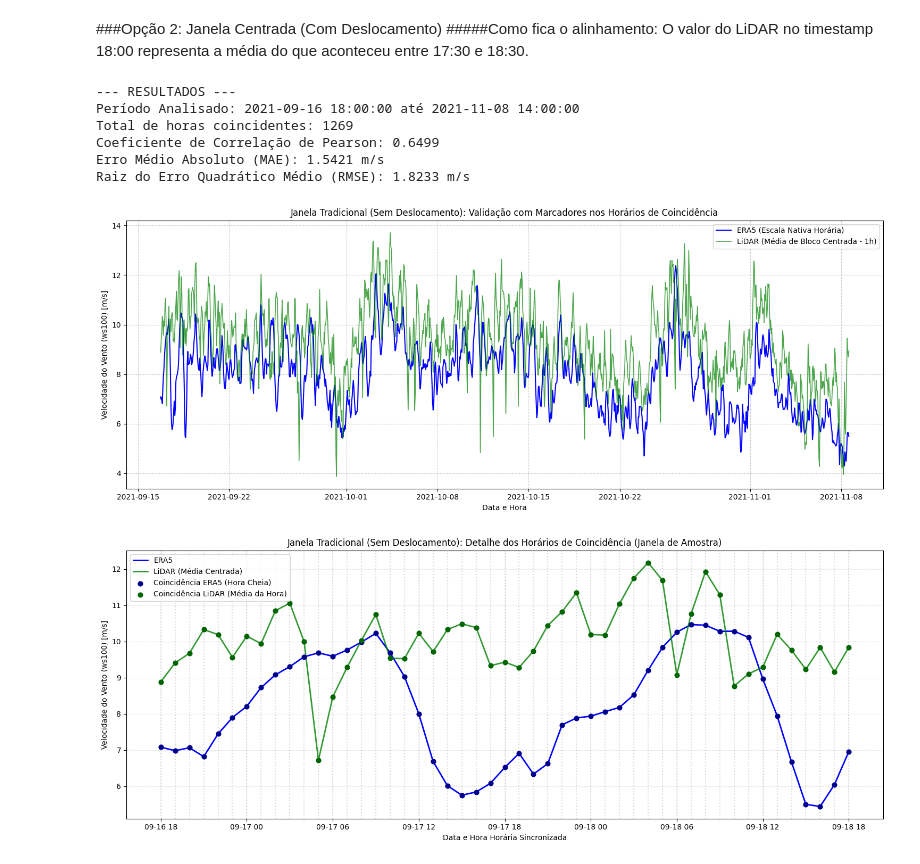
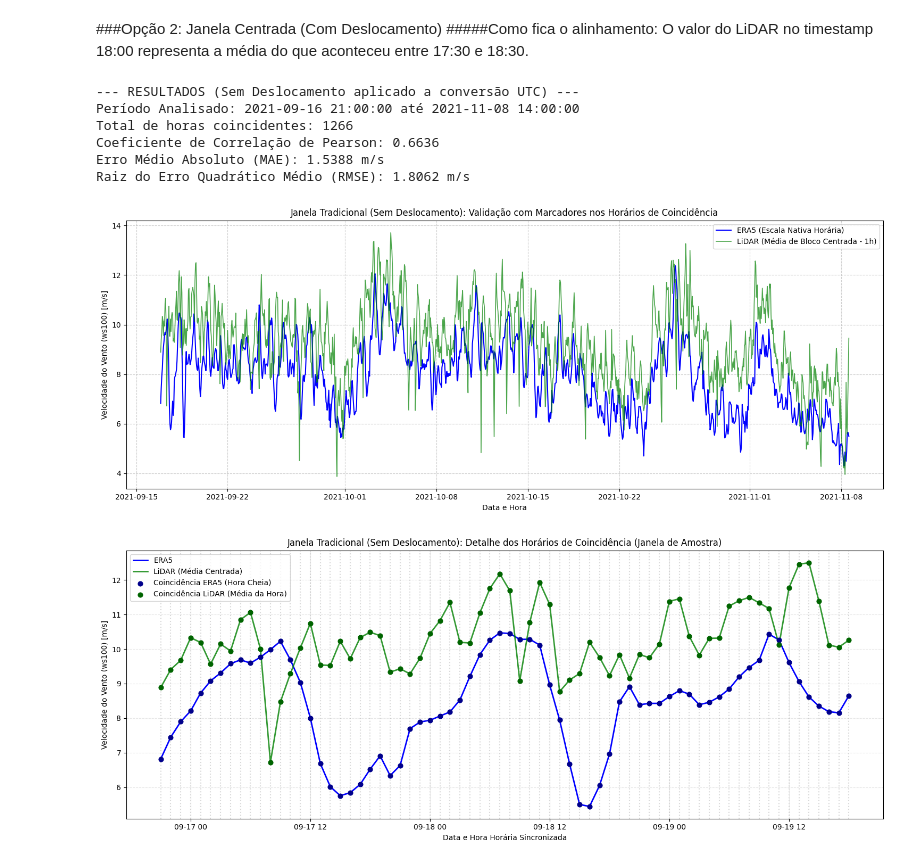
Before and after one commit to Ig0r-or/Wind-Speed-Forecasting-Using-LiDAR-ERA5-and-Deep-Learning, a Jupyter notebook: notebooks/1_2_Interpolação_Temporal_e_análise_de_erro.ipynb, the cells around one changed output. Saved outputs shown, nothing was run; the diff lists cells and outputs as text; code cells hidden in the pictures.

Commit message:
Aplicado a conversão UTC-3 para UTC
Na busca por diferentes validações, além dos deslocamentos, fora aplicada no LiDAR uma conversão dos seus dados UTC-3 para a resolução ERA5 de UTC

```diff
--- a/notebooks/1_2_Interpolação_Temporal_e_análise_de_erro.ipynb
+++ b/notebooks/1_2_Interpolação_Temporal_e_análise_de_erro.ipynb
@@ -23,6 +23,7 @@ era5_periodo = era5_ponto.ws100.sel(valid_time=slice('2021-09-15', '2021-11-08')
 ds_10min = era5_periodo.resample(valid_time='10min').interpolate('linear')
 
 df_lidar['valid_time'] = pd.to_datetime(df_lidar[['year', 'month', 'day', 'hour', 'minute']])
+df_lidar['valid_time'] = df_lidar['valid_time'] + pd.Timedelta(hours=3) # Adiciona 3h para chegar ao UTC
 df_lidar = df_lidar.set_index('valid_time')
 lidar_periodo = df_lidar['ws100'].loc['2021-09-15':'2021-11-08']
 
@@ -54,7 +55,7 @@ correlacao = df_analise['ws100_era5'].corr(df_analise['ws100_lidar'])
 mae = mean_absolute_error(df_analise['ws100_lidar'], df_analise['ws100_era5'])
 rmse = root_mean_squared_error(df_analise['ws100_lidar'], df_analise['ws100_era5'])
 
-print(f"--- RESULTADOS ---")
+print(f"--- RESULTADOS (Com Deslocamento e aplicado a conversão UTC) ---")
 print(f"Período Analisado: {df_analise.index.min()} até {df_analise.index.max()}")
 print(f"Total de horas coincidentes: {len(df_analise)}")
 print(f"Coeficiente de Correlação de Pearson: {correlacao:.4f}")
@@ -75,12 +76,11 @@ plt.tight_layout()
 plt.show()
 
 # 6. ALTERNATIVA: Gráfico com Zoom para ver os marcadores horários perfeitamente
-# Vamos selecionar apenas 3 dias para inspecionar os marcadores de perto
-df_zoom = df_analise.loc['2021-09-16 18:00:00':'2021-09-18 18:00:00']
+# Selecionados 3 dias para inspecionar os marcadores de perto
+df_zoom = df_analise.loc['2021-09-16 18:00:00':'2021-09-19 18:00:00']
 
 plt.figure(figsize=(15, 6))
 
-# Linhas guias verticais (vlines) para cada hora de coincidência
 for timestamp in df_zoom.index:
     plt.axvline(x=timestamp, color='gray', linestyle=':', alpha=0.3)
 
@@ -140,7 +140,7 @@ correlacao = df_analise['ws100_era5'].corr(df_analise['ws100_lidar'])
 mae = mean_absolute_error(df_analise['ws100_lidar'], df_analise['ws100_era5'])
 rmse = root_mean_squared_error(df_analise['ws100_lidar'], df_analise['ws100_era5'])
 
-print(f"--- RESULTADOS ---")
+print(f"--- RESULTADOS (Sem Deslocamento aplicado a conversão UTC) ---")
 print(f"Período Analisado: {df_analise.index.min()} até {df_analise.index.max()}")
 print(f"Total de horas coincidentes: {len(df_analise)}")
 print(f"Coeficiente de Correlação de Pearson: {correlacao:.4f}")
@@ -153,44 +153,41 @@ plt.plot(df_analise.index, df_analise['ws100_era5'],label='ERA5 (Escala Nativa H
 plt.plot(df_analise.index, df_analise['ws100_lidar'],label='LiDAR (Média de Bloco Centrada - 1h)',color='green', alpha=0.7, lw=1.2, markersize=4, markerfacecolor='red')
 
 plt.xlabel('Data e Hora')
 plt.ylabel('Velocidade do Vento (ws100) [m/s]')
 plt.title('Janela Tradicional (Sem Deslocamento): Validação com Marcadores nos Horários de Coincidência')
 plt.legend()
 plt.grid(True, linestyle='--', alpha=0.6)
 plt.tight_layout()
 plt.show()
 
 # 6. ALTERNATIVA: Gráfico com Zoom para ver os marcadores horários perfeitamente
-# Vamos selecionar apenas 3 dias para inspecionar os marcadores de perto
-df_zoom = df_analise.loc['2021-09-16 18:00:00':'2021-09-18 18:00:00']
+# Selecionado apenas 3 dias para inspecionar os marcadores de perto
+df_zoom = df_analise.loc['2021-09-16 18:00:00':'2021-09-19 18:00:00']
 
 plt.figure(figsize=(15, 6))
 
 # Linhas guias verticais (vlines) para cada hora de coincidência
-for timestamp in df_zoom.index:
-    plt.axvline(x=timestamp, color='gray', linestyle=':', alpha=0.3)
+for timestamp in df_zoom.index:plt.axvline(x=timestamp, color='gray', linestyle=':', alpha=0.3)
 
 # Plot das linhas
 plt.plot(df_zoom.index, df_zoom['ws100_era5'], label='ERA5', color='blue', lw=2)
 plt.plot(df_zoom.index, df_zoom['ws100_lidar'], label='LiDAR (Média Centrada)', color='green', alpha=0.8, lw=2)
-
-# Marcadores em Scatter para "apontar" as coincidências exatas
 plt.scatter(df_zoom.index, df_zoom['ws100_era5'], color='darkblue', s=40, zorder=5, label='Coincidência ERA5 (Hora Cheia)')
 plt.scatter(df_zoom.index, df_zoom['ws100_lidar'], color='darkgreen', s=40, zorder=5, label='Coincidência LiDAR (Média da Hora)')
 
 plt.xlabel('Data e Hora Horária Sincronizada')
 plt.ylabel('Velocidade do Vento (ws100) [m/s]')
 plt.title('Janela Tradicional (Sem Deslocamento): Detalhe dos Horários de Coincidência (Janela de Amostra)')
 plt.legend()
 plt.grid(True, linestyle='--', alpha=0.3)
 plt.tight_layout()
 plt.show()
 # %% [output]
---- RESULTADOS ---
-Período Analisado: 2021-09-16 18:00:00 até 2021-11-08 14:00:00
-Total de horas coincidentes: 1269
-Coeficiente de Correlação de Pearson: 0.6499
-Erro Médio Absoluto (MAE): 1.5421 m/s
-Raiz do Erro Quadrático Médio (RMSE): 1.8233 m/s
+--- RESULTADOS (Sem Deslocamento aplicado a conversão UTC) ---
+Período Analisado: 2021-09-16 21:00:00 até 2021-11-08 14:00:00
+Total de horas coincidentes: 1266
+Coeficiente de Correlação de Pearson: 0.6636
+Erro Médio Absoluto (MAE): 1.5388 m/s
+Raiz do Erro Quadrático Médio (RMSE): 1.8062 m/s
-[figure, old version]
+[figure, new version]
-[figure, old version]
+[figure, new version]
```
Also changed, not shown: parts of 1 cell of this notebook.
